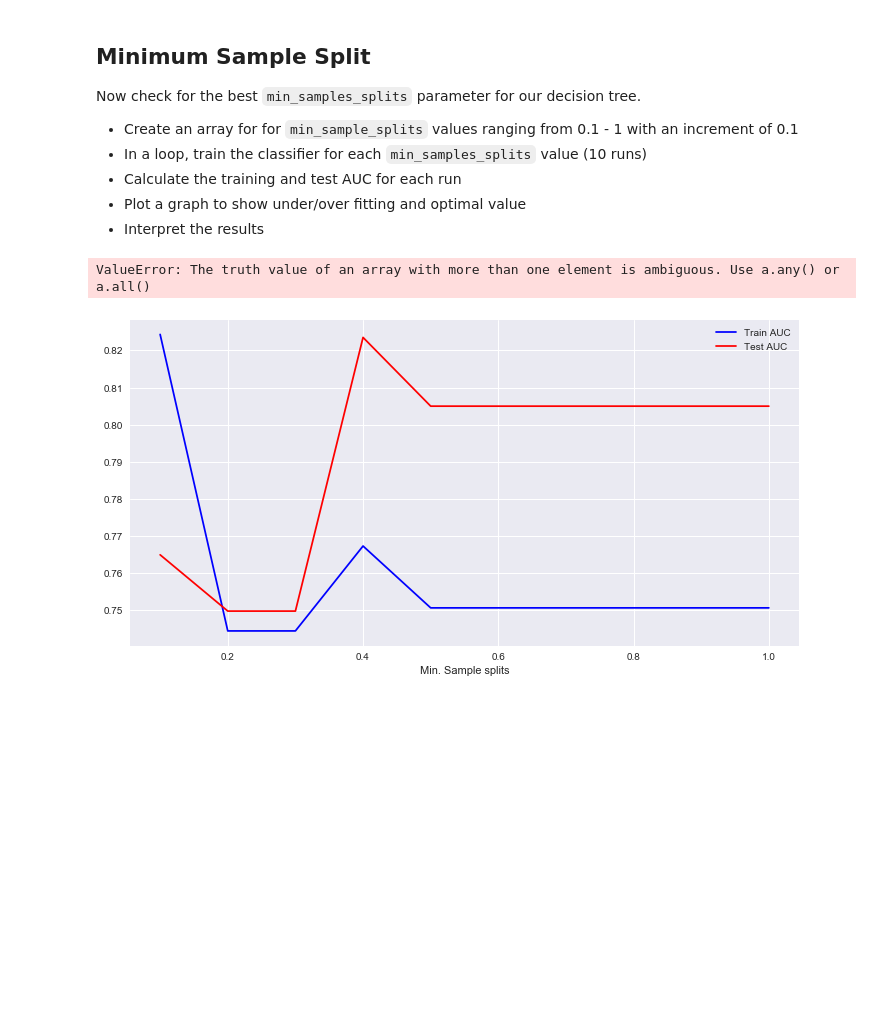
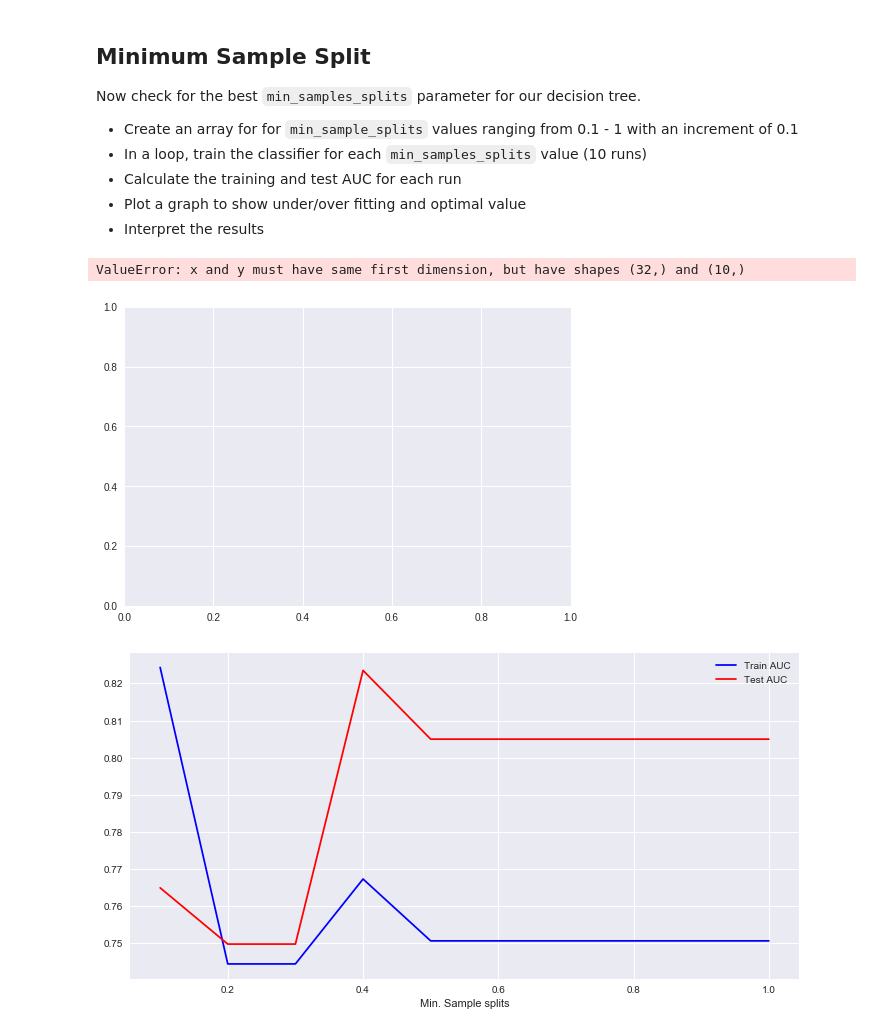
Before and after one commit to kevzha/dsc-3-31-08-decision-tree-pruning-hyperparameter-optimization-lab-nyc-ds-career-012819, a Jupyter notebook: index.ipynb, the cells around one changed output. Saved outputs shown, nothing was run; the diff lists cells and outputs as text; code cells hidden in the pictures; blank space fills up the shorter version.

```diff
--- a/index.ipynb
+++ b/index.ipynb
@@ -161,29 +161,30 @@ Now check for the best `min_samples_splits` parameter for our decision tree.
 # %%
 # Identify the optimal min-samples-split for given data
 min_sample_splits = np.linspace(0.1,1,10)
 train = []
 test = []
 
 for min_sample_split in min_sample_splits:
-    clf = DecisionTreeClassifier(criterion='entropy', min_samples_split= min_sample_splits)
+    clf = DecisionTreeClassifier(criterion='entropy', min_samples_split= min_sample_split)
     clf.fit(X_train, y_train)
 
     y_pred_train = clf.predict(X_train)
     false_positive_rate, true_positive_rate, thresholds = roc_curve(y_train, y_pred_train)
     roc_auc_train = auc(false_positive_rate, true_positive_rate)
 
     y_pred_test = clf.predict(X_test)
     false_positive_rate, true_positive_rate, thresholds = roc_curve(y_test, y_pred_test)
     roc_auc_test = auc(false_positive_rate, true_positive_rate)
 
     train.append(roc_auc_train)
     test.append(roc_auc_test)
 
 plt.plot(depths, train, label='Train AUC')
 plt.plot(depths, test, label='Test AUC')
 plt.legend()
 # %% [output]
-ValueError: The truth value of an array with more than one element is ambiguous. Use a.any() or a.all()
+ValueError: x and y must have same first dimension, but have shapes (32,) and (10,)
+[figure, added]
 # %%
 
 # Your code here
```
